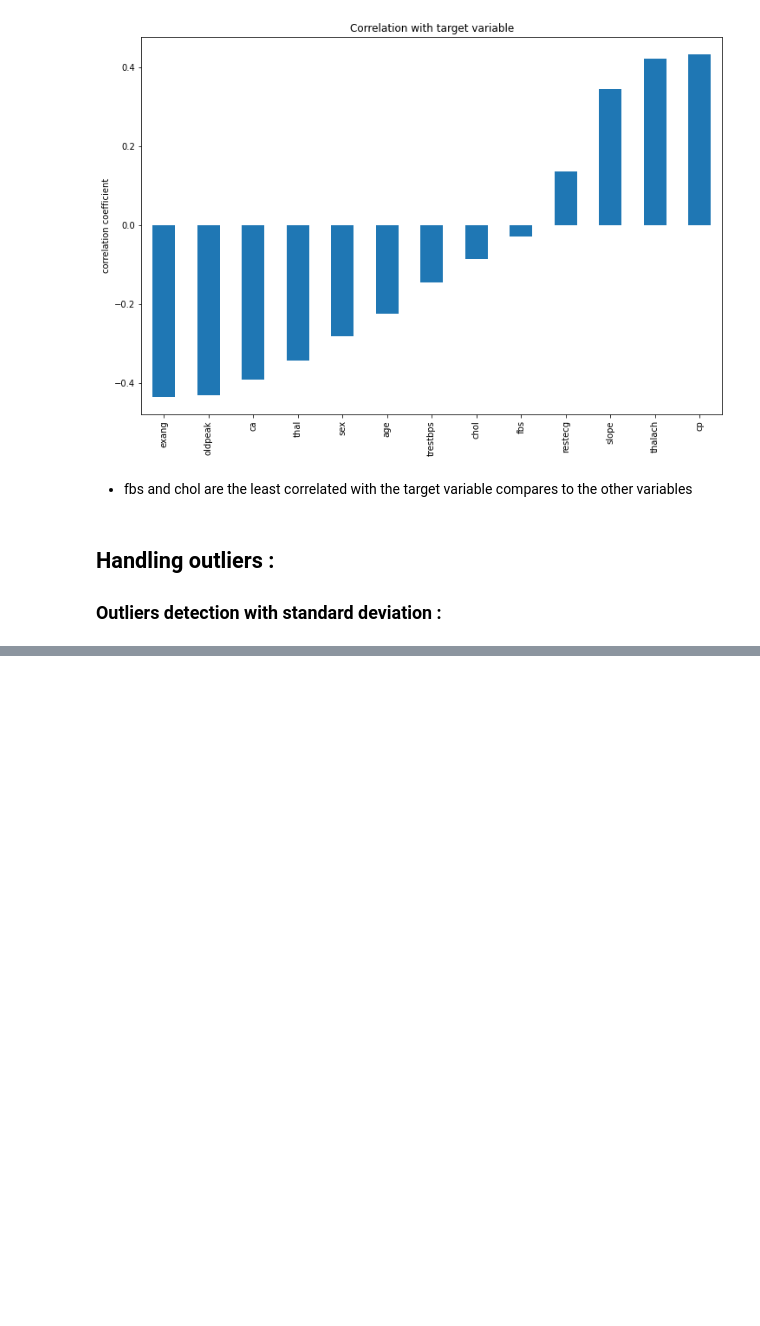
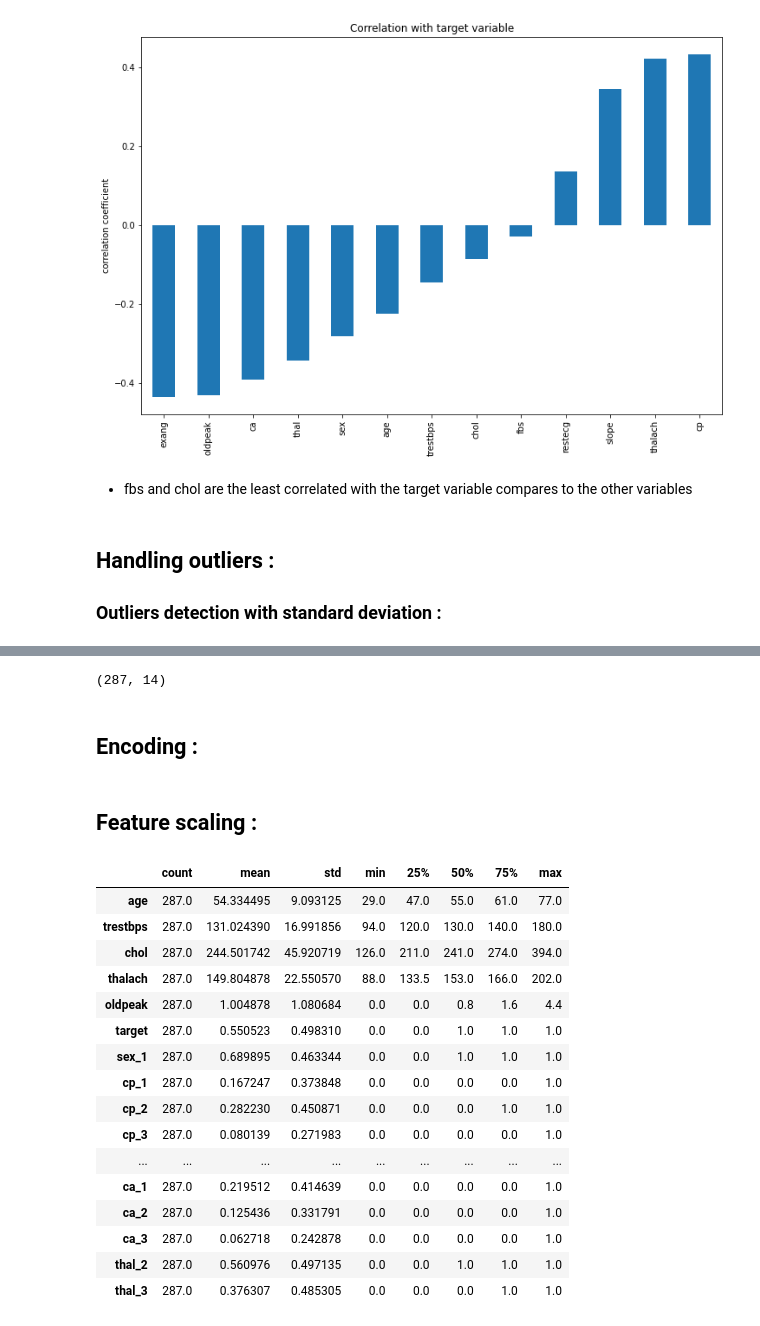
Before and after one commit to AyoubMDL/Machine_learning_projects, a Jupyter notebook: heart_disease_detection/heat_disease_detection.ipynb, the cells around one changed output, grey strips where cells are left out. Drawn from its saved outputs; the diff is of its cells as text; code cells hidden in the pictures; blank space fills up the shorter version.

```diff
--- a/heart_disease_detection/heat_disease_detection.ipynb
+++ b/heart_disease_detection/heat_disease_detection.ipynb
@@ -327,0 +374,32 @@ df.shape
+# %%
+df.shape
+# %% [output]
+(287, 14)
+# %%
+categorical_variables.remove('target')
+# %% [markdown]
+## Encoding :
+# %%
+df = pd.get_dummies(df, columns=categorical_variables, drop_first=True)
+# %% [markdown]
+## Feature scaling :
+# %%
+df.describe().T
+# %% [output]
+|  | count | mean | std | min | 25% | 50% | 75% | max |
+| age | 287.0 | 54.334495 | 9.093125 | 29.0 | 47.0 | 55.0 | 61.0 | 77.0 |
+| trestbps | 287.0 | 131.024390 | 16.991856 | 94.0 | 120.0 | 130.0 | 140.0 | 180.0 |
+| chol | 287.0 | 244.501742 | 45.920719 | 126.0 | 211.0 | 241.0 | 274.0 | 394.0 |
+| thalach | 287.0 | 149.804878 | 22.550570 | 88.0 | 133.5 | 153.0 | 166.0 | 202.0 |
+| oldpeak | 287.0 | 1.004878 | 1.080684 | 0.0 | 0.0 | 0.8 | 1.6 | 4.4 |
+| target | 287.0 | 0.550523 | 0.498310 | 0.0 | 0.0 | 1.0 | 1.0 | 1.0 |
+| sex_1 | 287.0 | 0.689895 | 0.463344 | 0.0 | 0.0 | 1.0 | 1.0 | 1.0 |
+| cp_1 | 287.0 | 0.167247 | 0.373848 | 0.0 | 0.0 | 0.0 | 0.0 | 1.0 |
+| cp_2 | 287.0 | 0.282230 | 0.450871 | 0.0 | 0.0 | 0.0 | 1.0 | 1.0 |
+| cp_3 | 287.0 | 0.080139 | 0.271983 | 0.0 | 0.0 | 0.0 | 0.0 | 1.0 |
+| ... | ... | ... | ... | ... | ... | ... | ... | ... |
+| ca_1 | 287.0 | 0.219512 | 0.414639 | 0.0 | 0.0 | 0.0 | 0.0 | 1.0 |
+| ca_2 | 287.0 | 0.125436 | 0.331791 | 0.0 | 0.0 | 0.0 | 0.0 | 1.0 |
+| ca_3 | 287.0 | 0.062718 | 0.242878 | 0.0 | 0.0 | 0.0 | 0.0 | 1.0 |
+| thal_2 | 287.0 | 0.560976 | 0.497135 | 0.0 | 0.0 | 1.0 | 1.0 | 1.0 |
+| thal_3 | 287.0 | 0.376307 | 0.485305 | 0.0 | 0.0 | 0.0 | 1.0 | 1.0 |
```
Also changed, not shown: parts of 35 cells of this notebook, 1 other file.
